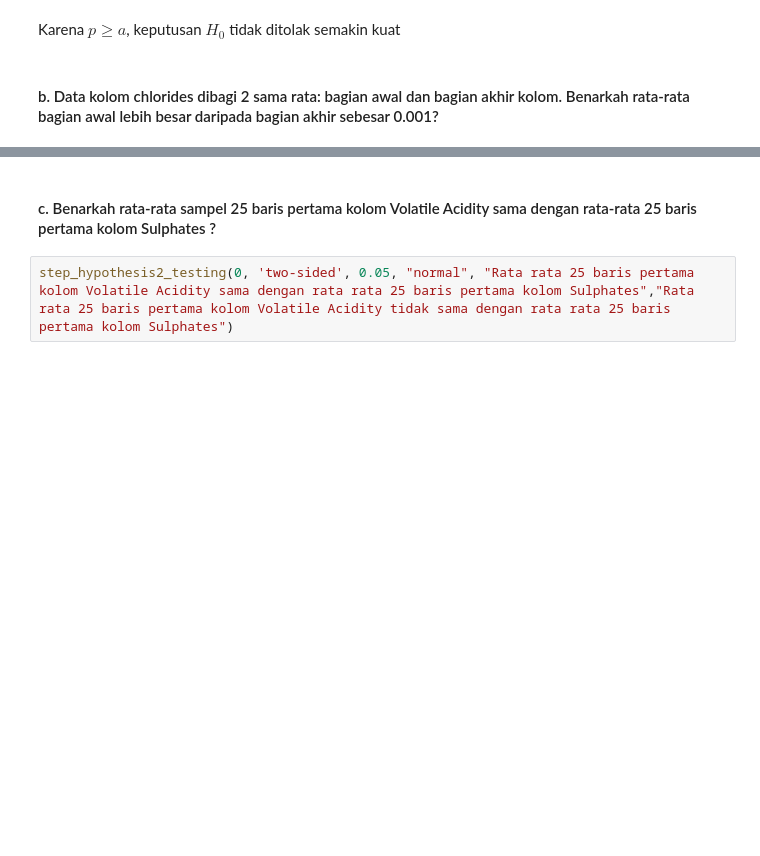
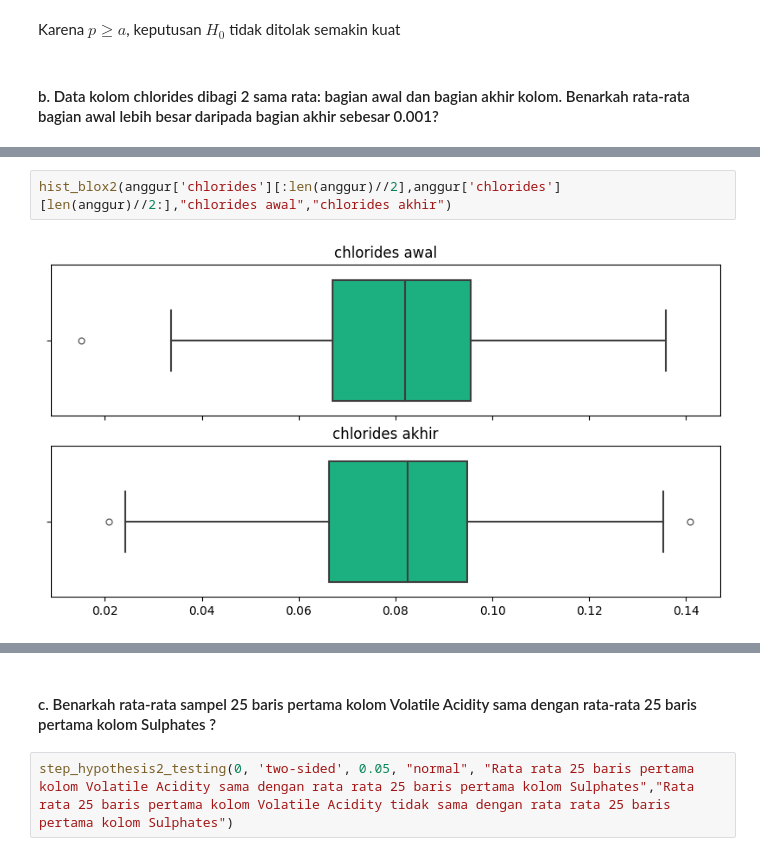
Before and after one commit to SaddamAnnais/K1-T1-IF2220-13521099, a Jupyter notebook: main.ipynb, the cells around one changed output, grey strips where cells are left out. Cells and saved outputs as stored; diff of their text form; blank space fills up the shorter version.

```diff
--- a/main.ipynb
+++ b/main.ipynb
@@ -835,0 +870,4 @@ Karena $p \geq a$, keputusan $H_0$ tidak ditolak semakin kuat
+# %%
+hist_blox2(anggur['chlorides'][:len(anggur)//2],anggur['chlorides'][len(anggur)//2:],"chlorides awal","chlorides akhir")
+# %% [output]
+[figure, added]
```
Also changed, not shown: parts of 10 cells of this notebook.
